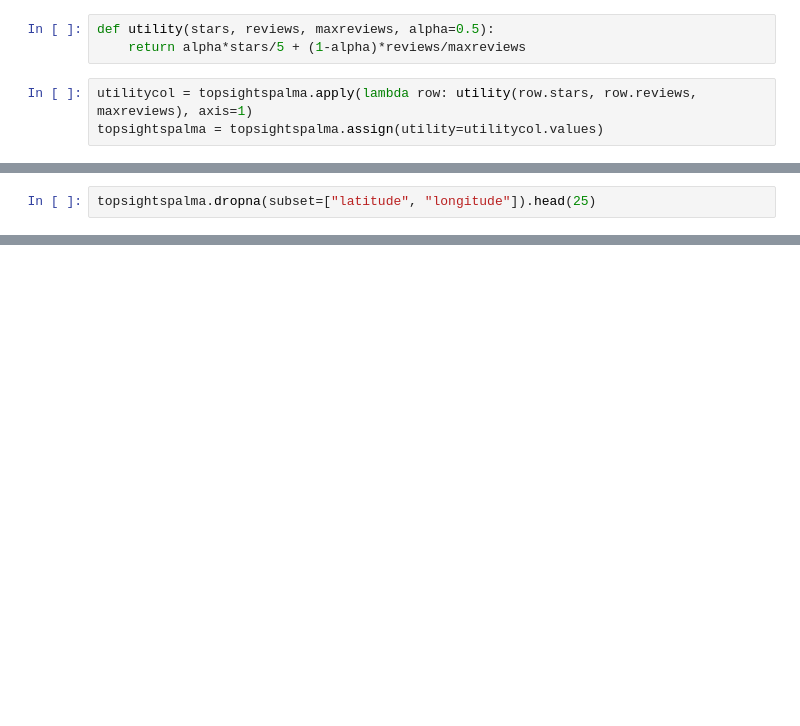
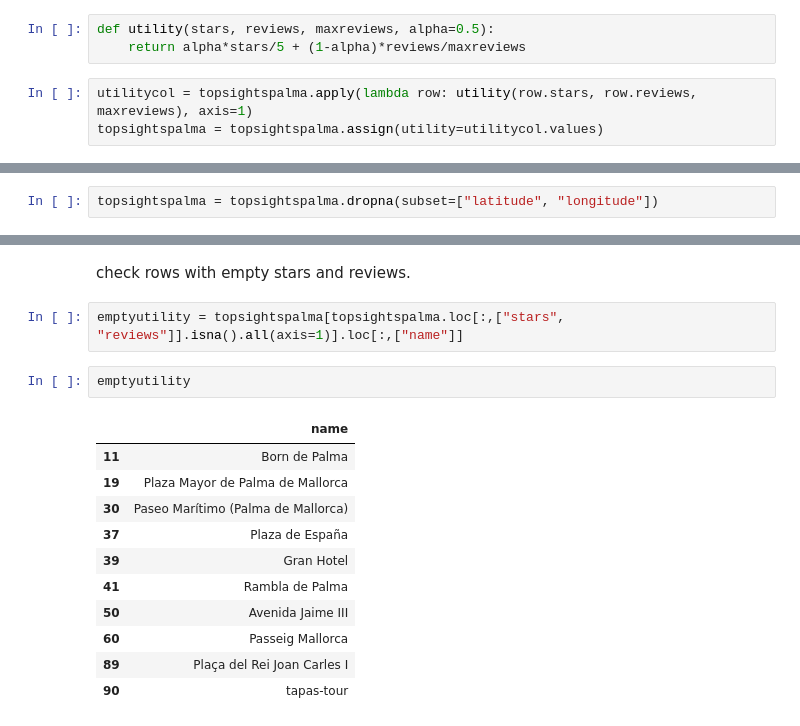
Before and after one commit to mariadelmarbibiloni/cruiseshiptourism, a Jupyter notebook: examples/topsightspalma_model.ipynb, the cells around one changed output, grey strips where cells are left out. Saved outputs shown, nothing was run; the diff lists cells and outputs as text; blank space fills up the shorter version.

```diff
--- a/examples/topsightspalma_model.ipynb
+++ b/examples/topsightspalma_model.ipynb
@@ -153,2 +166,2 @@ topsightspalma = topsightspalma.assign(utility=utilitycol.values)
 # %%
-topsightspalma.dropna(subset=["latitude", "longitude"]).head(25)
+topsightspalma = topsightspalma.dropna(subset=["latitude", "longitude"])
@@ -175,2 +170,20 @@ topsightspalma.dropna(subset=["latitude", "longitude"]).shape
 # %% [output]
 (62, 7)
+# %% [markdown]
+check rows with empty stars and reviews.
+# %%
+emptyutility = topsightspalma[topsightspalma.loc[:,["stars", "reviews"]].isna().all(axis=1)].loc[:,["name"]]
+# %%
+emptyutility
+# %% [output]
+|  | name |
+| 11 | Born de Palma |
+| 19 | Plaza Mayor de Palma de Mallorca |
+| 30 | Paseo Marítimo (Palma de Mallorca) |
+| 37 | Plaza de España |
+| 39 | Gran Hotel |
+| 41 | Rambla de Palma |
+| 50 | Avenida Jaime III |
+| 60 | Passeig Mallorca |
+| 89 | Plaça del Rei Joan Carles I |
+| 90 | tapas-tour |
```
Also changed, not shown: parts of 5 cells of this notebook.
